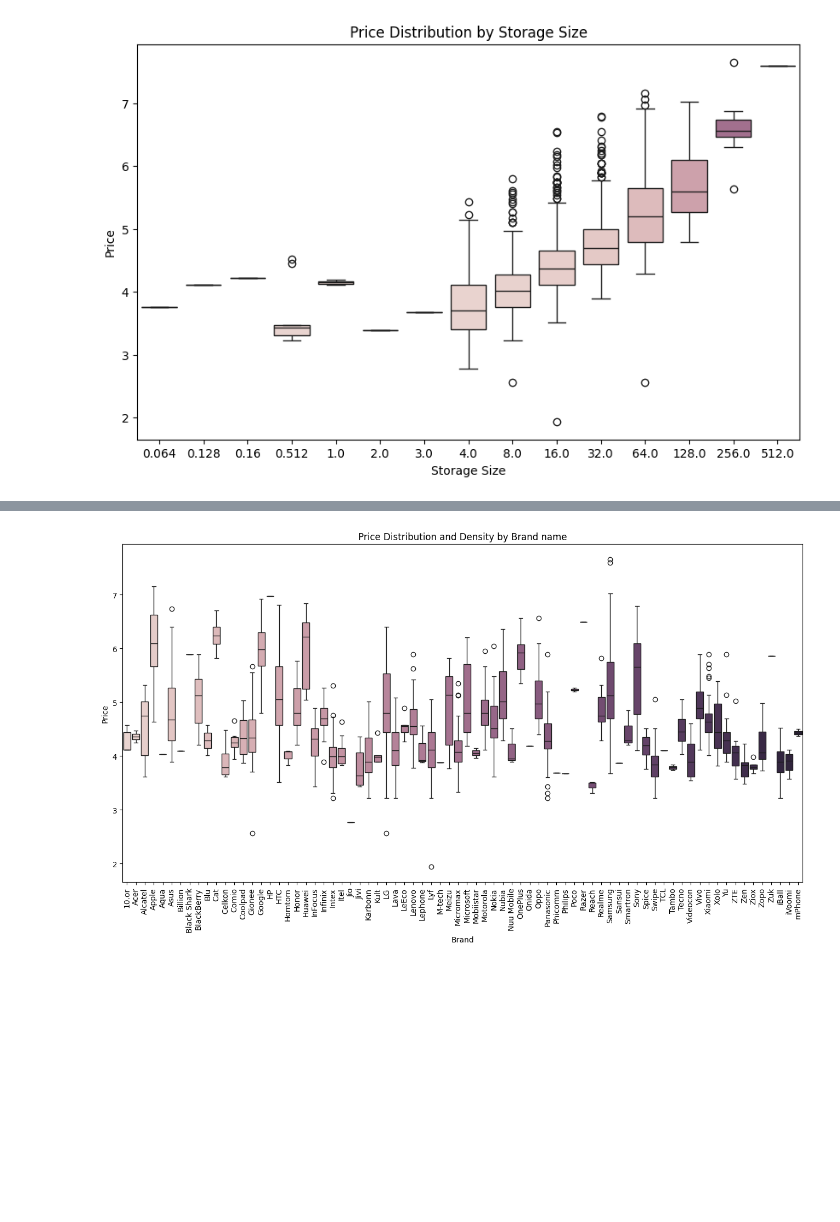
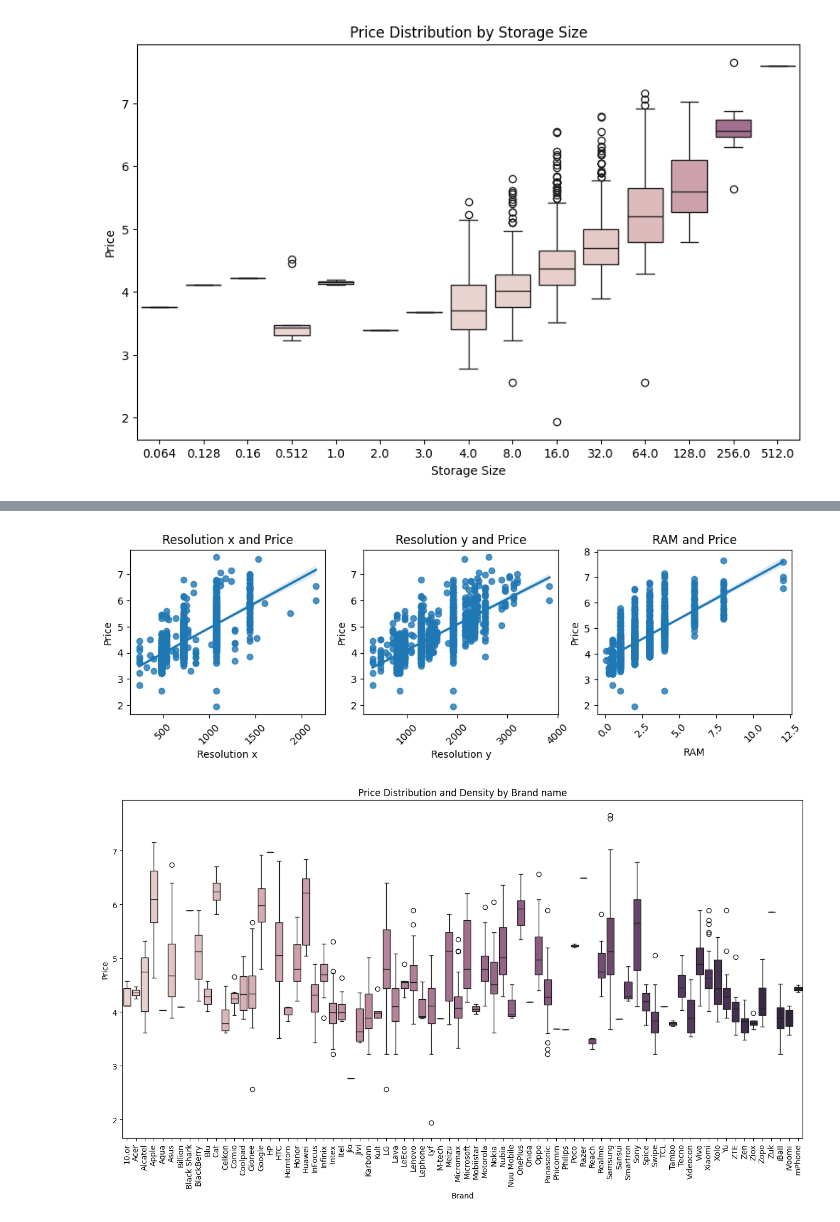
Before and after one commit to dhsiehcode/573_project, a Jupyter notebook: data_exploration.ipynb, the cells around one changed output, grey strips where cells are left out. Saved outputs shown, nothing was run; the diff lists cells and outputs as text; code cells hidden in the pictures; blank space fills up the shorter version.

```diff
--- a/data_exploration.ipynb
+++ b/data_exploration.ipynb
@@ -128,3 +140,32 @@ plt.show()
+# %%
+plt.figure(figsize=(12, 3))
+plt.subplot(1, 3, 1)
+sns.regplot(x='Resolution x', y='Price', data=df)
+
+plt.title('Resolution x and Price')
+plt.xticks(rotation=45)
+plt.xlabel('Resolution x')
+plt.ylabel('Price')
+
+plt.subplot(1, 3, 2)
+sns.regplot(x='Resolution y', y='Price', data=df)
+
+plt.title('Resolution y and Price')
+plt.xticks(rotation=45)
+plt.xlabel('Resolution y')
+plt.ylabel('Price')
+
+plt.subplot(1, 3, 3)
+sns.regplot(x='RAM', y='Price', data=df)
+
+plt.title('RAM and Price')
+plt.xticks(rotation=45)
+plt.xlabel('RAM')
+plt.ylabel('Price')
+
+plt.show()
+# %% [output]
+[figure, added]
 # %%
 plt.figure(figsize=(16, 8))
 sns.boxplot(x='Brand', y='Price', data=df, hue="Brand", legend=False)
```
Also changed, not shown: parts of 5 cells of this notebook, 1 other file.
